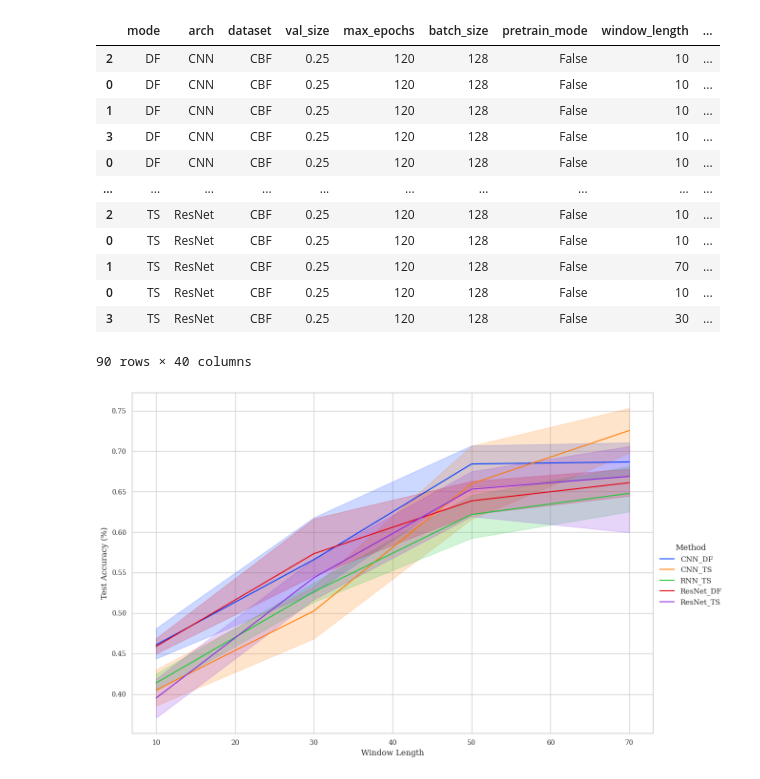
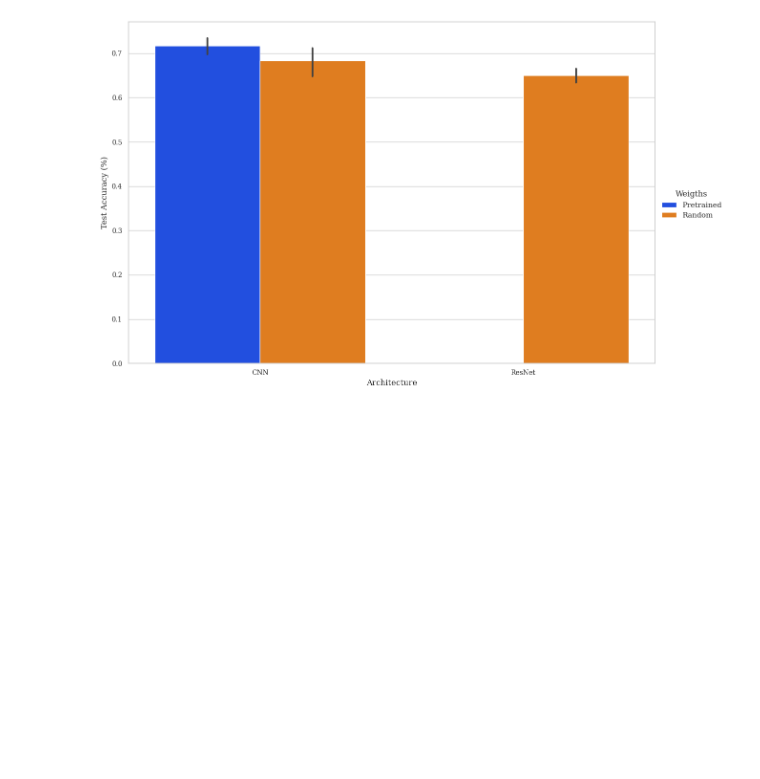
Before and after one commit to mbisan/s3ts, a Jupyter notebook: figures.ipynb, the cells around one changed output. Drawn from its saved outputs; the diff is of its cells as text; code cells hidden in the pictures; blank space fills up the shorter version.

```diff
--- a/figures.ipynb
+++ b/figures.ipynb
@@ -67,0 +171,18 @@ data
+# %%
+# Generate a plot
+data["Method"] =  data["arch"] + "_" + data["mode"]
+data.sort_values(["Method"], inplace=True)
+
+sns.set_theme()
+sns.set_style("whitegrid")
+plt.rc('font', family='serif')
+plt.rc('xtick', labelsize='small')
+plt.rc('ytick', labelsize='small')
+
+g = sns.relplot(data=data, x="window_patt_stride", y="val_acc", hue='Method', kind="line", palette="bright",
+                height=8, aspect=1.5, legend=True, markers="True", facet_kws={"despine": False})
+
+g.set_ylabels("Test Accuracy (%)")
+g.set_xlabels("Window Length");
+
+g.savefig("figures/pattern_stride.pdf", bbox_inches='tight')
@@ -68 +193,8 @@ data
+# %%
+data = df[df["pretrain_mode"] == False].copy()
+
+data = data[data["window_time_stride"] == 7]
+data = data[data["window_patt_stride"] == 1]
+
+data = data[data["dataset"] == "CBF"]
 # %%
@@ -89,36 +208,20 @@ data.groupby(["dataset", "mode", "arch", "eq_wdw_length"])[cols].mean()
 # %%
-dfg = data.copy()
-dfg = dfg[dfg["dataset"] == "CBF"]
-dfg["Method"] =  dfg["arch"] + "_" + dfg["mode"] #+ dfg["pretrained"].replace({True: " (Pret)", False: ""}) + dfg["stride_series"].replace({True: " (Strided)", False: ""})
-dfg.sort_values(["Method"], inplace=True)
+# Generate a plot
+data["Weigths"] =  data["pretrained"].replace({True: "Pretrained", False: "Random"}) + data["stride_series"].replace({True: " (Strided)", False: ""})
+data.sort_values(["Weigths"], inplace=True)
 
 sns.set_theme()
 sns.set_style("whitegrid")
 plt.rc('font', family='serif')
 plt.rc('xtick', labelsize='small')
 plt.rc('ytick', labelsize='small')
 
-
-g = sns.relplot(data=dfg, x="eq_wdw_length", y="val_acc", hue='Method', kind="line", palette="bright",
-                height=8, aspect=1.5, legend=True, markers="True", facet_kws={"despine": False})
+g = sns.catplot(data=data, x="arch", y="test_acc", hue='Weigths', kind="bar", palette="bright",
+                height=8, aspect=1.5, legend=True, facet_kws={"despine": False})
 
 g.set_ylabels("Test Accuracy (%)")
-g.set_xlabels("Window Length");
+g.set_xlabels("Architecture");
 
-g.savefig("figures/wtst.pdf", bbox_inches='tight')
-dfg
+g.savefig("figures/pretrain.pdf", bbox_inches='tight')
 # %% [output]
-|  | mode | arch | dataset | val_size | max_epochs | batch_size | pretrain_mode | window_length | ... |
-| 2 | DF | CNN | CBF | 0.25 | 120 | 128 | False | 10 | ... |
-| 0 | DF | CNN | CBF | 0.25 | 120 | 128 | False | 10 | ... |
-| 1 | DF | CNN | CBF | 0.25 | 120 | 128 | False | 10 | ... |
-| 3 | DF | CNN | CBF | 0.25 | 120 | 128 | False | 10 | ... |
-| 0 | DF | CNN | CBF | 0.25 | 120 | 128 | False | 10 | ... |
-| ... | ... | ... | ... | ... | ... | ... | ... | ... | ... |
-| 2 | TS | ResNet | CBF | 0.25 | 120 | 128 | False | 10 | ... |
-| 0 | TS | ResNet | CBF | 0.25 | 120 | 128 | False | 10 | ... |
-| 1 | TS | ResNet | CBF | 0.25 | 120 | 128 | False | 70 | ... |
-| 0 | TS | ResNet | CBF | 0.25 | 120 | 128 | False | 10 | ... |
-| 3 | TS | ResNet | CBF | 0.25 | 120 | 128 | False | 30 | ... |
-90 rows × 40 columns
-[figure, old version]
+[figure, new version]
```
Also changed, not shown: parts of 16 cells of this notebook, 27 other files.
